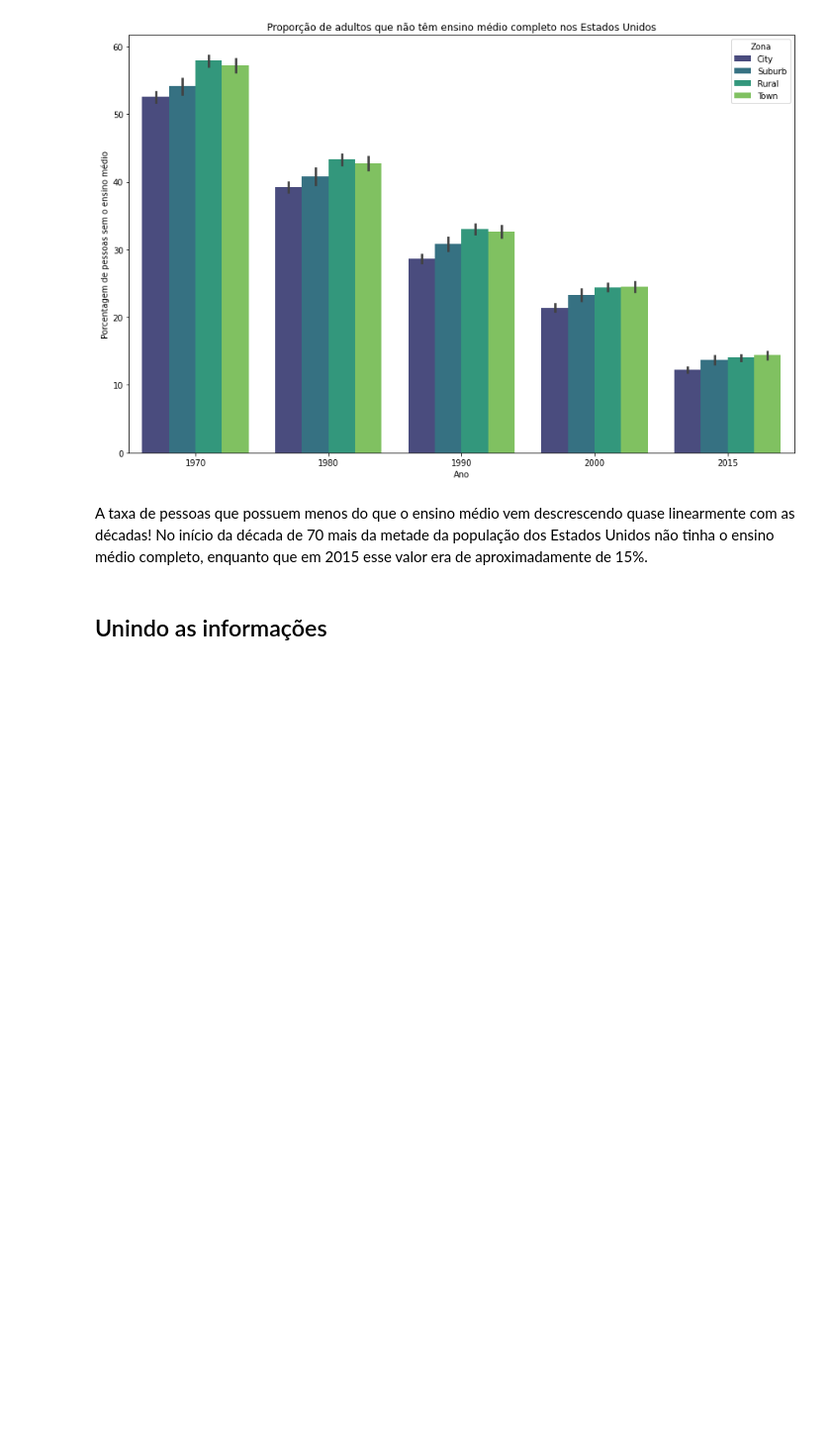
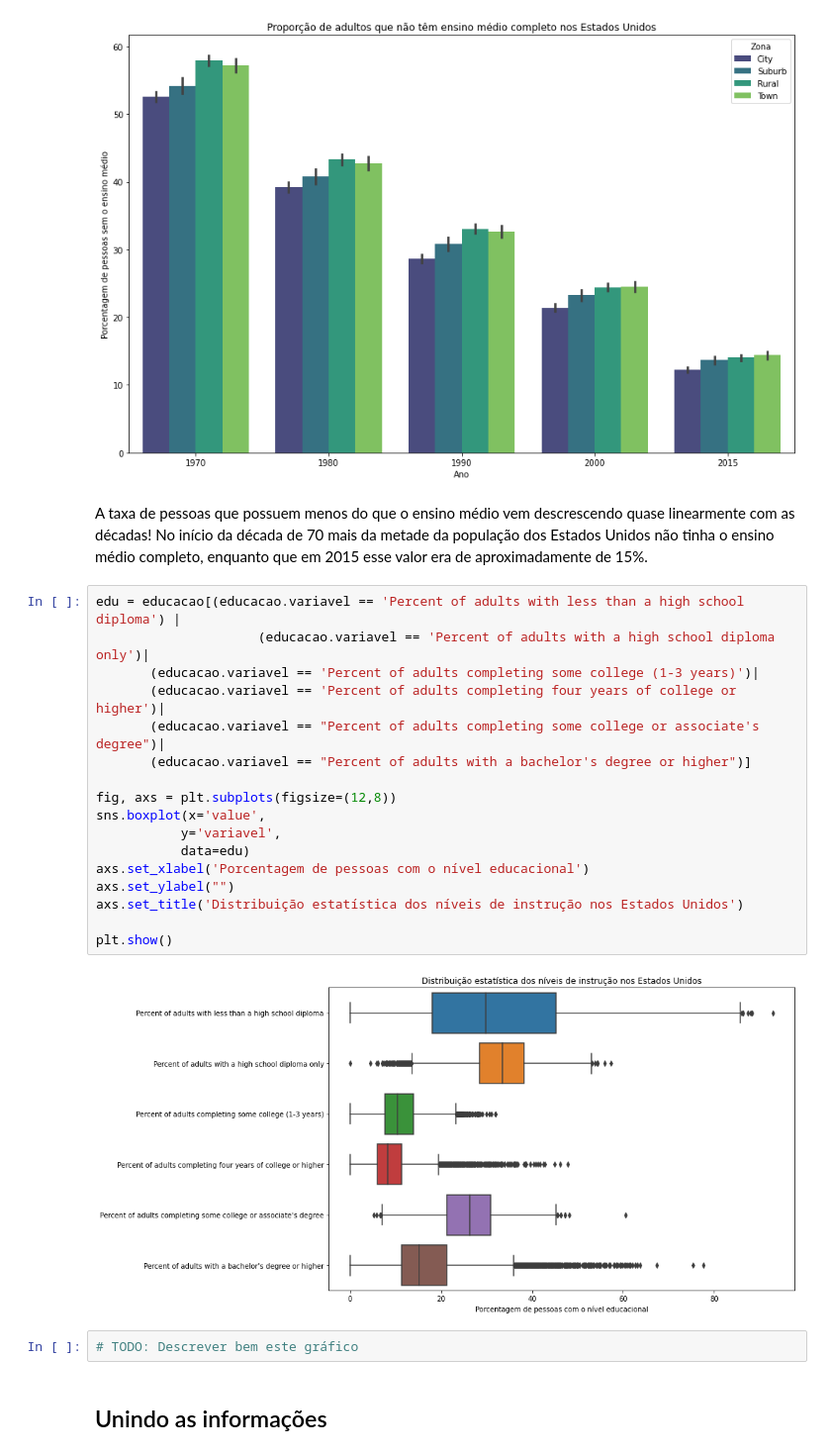
Before and after one commit to micheldearaujo/02-Analise_de_Dados-CIn, a Jupyter notebook: Análise_Dados.ipynb, the cells around one changed output. Shown at 99% size. Cells and saved outputs as stored; diff of their text form; blank space fills up the shorter version.

```diff
--- a/Análise_Dados.ipynb
+++ b/Análise_Dados.ipynb
@@ -531,6 +578,27 @@ plt.show()
 [figure]
 # %% [markdown]
 A taxa de pessoas que possuem menos do que o ensino médio vem descrescendo quase linearmente com as décadas! No início da década de 70 mais da metade da população dos Estados Unidos não tinha o ensino médio completo, enquanto que em 2015 esse valor era de aproximadamente de 15%.
+# %%
+edu = educacao[(educacao.variavel == 'Percent of adults with less than a high school diploma') |
+                     (educacao.variavel == 'Percent of adults with a high school diploma only')|
+       (educacao.variavel == 'Percent of adults completing some college (1-3 years)')|
+       (educacao.variavel == 'Percent of adults completing four years of college or higher')|
+       (educacao.variavel == "Percent of adults completing some college or associate's degree")|
+       (educacao.variavel == "Percent of adults with a bachelor's degree or higher")]
+
+fig, axs = plt.subplots(figsize=(12,8))
+sns.boxplot(x='value',
+           y='variavel',
+           data=edu)
+axs.set_xlabel('Porcentagem de pessoas com o nível educacional')
+axs.set_ylabel("")
+axs.set_title('Distribuição estatística dos níveis de instrução nos Estados Unidos')
+
+plt.show()
+# %% [output]
+[figure, added]
+# %%
+# TODO: Descrever bem este gráfico
 # %% [markdown]
 ## Unindo as informações
 # %% [markdown]
```
Also changed, not shown: parts of 30 cells of this notebook.
